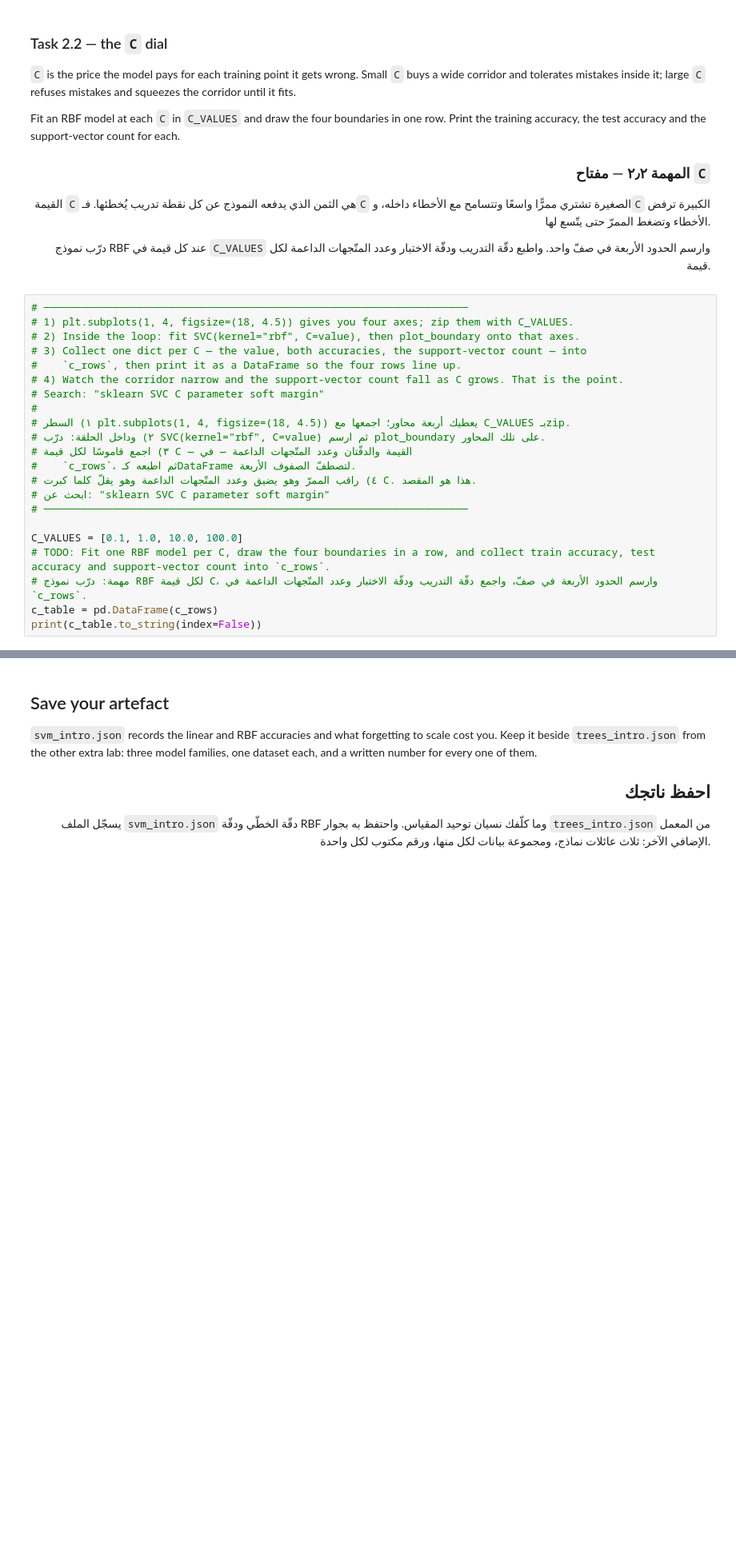
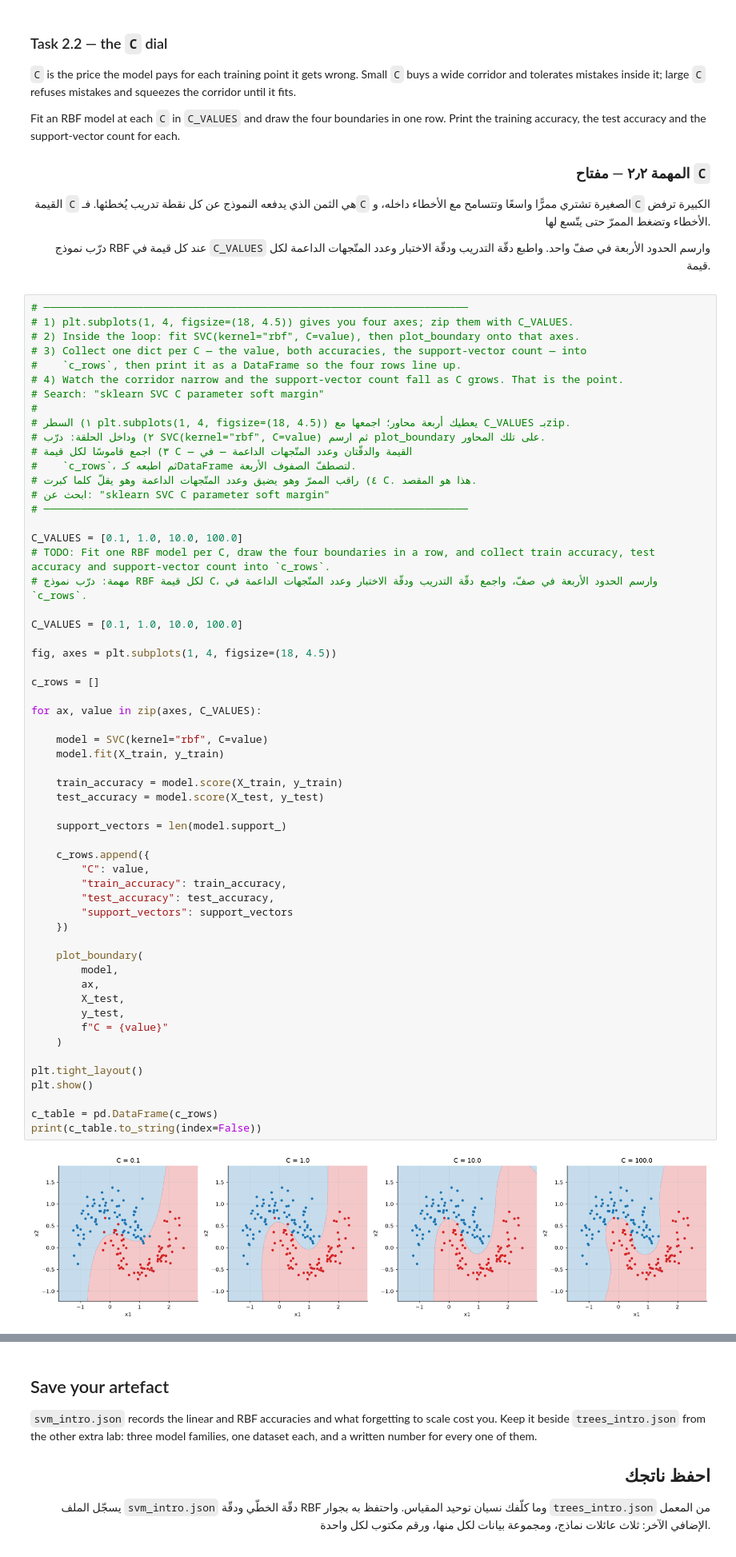
Before and after one commit to gimij2002-collab/AIEP_Olo_student, a Jupyter notebook: week_1_foundations/labs/D4_extra_svm/D4_extra_svm_blank.ipynb, the cells around one changed output, grey strips where cells are left out. Shown at 80% size. Drawn from its saved outputs; the diff is of its cells as text; blank space fills up the shorter version.

```diff
--- a/week_1_foundations/labs/D4_extra_svm/D4_extra_svm_blank.ipynb
+++ b/week_1_foundations/labs/D4_extra_svm/D4_extra_svm_blank.ipynb
@@ -349,22 +429,59 @@ accuracy, the test accuracy and the support-vector count for each.
 # %%
 # ────────────────────────────────────────────────────────────────────
 # 1) plt.subplots(1, 4, figsize=(18, 4.5)) gives you four axes; zip them with C_VALUES.
 # 2) Inside the loop: fit SVC(kernel="rbf", C=value), then plot_boundary onto that axes.
 # 3) Collect one dict per C — the value, both accuracies, the support-vector count — into
 #    `c_rows`, then print it as a DataFrame so the four rows line up.
 # 4) Watch the corridor narrow and the support-vector count fall as C grows. That is the point.
 # Search: "sklearn SVC C parameter soft margin"
 #
 # ١) السطر plt.subplots(1, 4, figsize=(18, 4.5)) يعطيك أربعة محاور؛ اجمعها مع C_VALUES بـzip.
 # ٢) وداخل الحلقة: درّب SVC(kernel="rbf", C=value) ثم ارسم plot_boundary على تلك المحاور.
 # ٣) اجمع قاموسًا لكل قيمة C — القيمة والدقّتان وعدد المتّجهات الداعمة — في
 #    `c_rows`، ثم اطبعه كـDataFrame لتصطفّ الصفوف الأربعة.
 # ٤) راقب الممرّ وهو يضيق وعدد المتّجهات الداعمة وهو يقلّ كلما كبرت C. هذا هو المقصد.
 # ابحث عن: "sklearn SVC C parameter soft margin"
 # ────────────────────────────────────────────────────────────────────
 
 C_VALUES = [0.1, 1.0, 10.0, 100.0]
 # TODO: Fit one RBF model per C, draw the four boundaries in a row, and collect train accuracy, test accuracy and support-vector count into `c_rows`.
 # مهمة: درّب نموذج RBF لكل قيمة C، وارسم الحدود الأربعة في صفّ، واجمع دقّة التدريب ودقّة الاختبار وعدد المتّجهات الداعمة في `c_rows`.
+
+C_VALUES = [0.1, 1.0, 10.0, 100.0]
+
+fig, axes = plt.subplots(1, 4, figsize=(18, 4.5))
+
+c_rows = []
+
+for ax, value in zip(axes, C_VALUES):
+
+    model = SVC(kernel="rbf", C=value)
+    model.fit(X_train, y_train)
+
+    train_accuracy = model.score(X_train, y_train)
+    test_accuracy = model.score(X_test, y_test)
+
+    support_vectors = len(model.support_)
+
+    c_rows.append({
+        "C": value,
+        "train_accuracy": train_accuracy,
+        "test_accuracy": test_accuracy,
+        "support_vectors": support_vectors
+    })
+
+    plot_boundary(
+        model,
+        ax,
+        X_test,
+        y_test,
+        f"C = {value}"
+    )
+
+plt.tight_layout()
+plt.show()
+
 c_table = pd.DataFrame(c_rows)
 print(c_table.to_string(index=False))
+# %% [output]
+[figure, added]
```
Also changed, not shown: parts of 8 cells of this notebook.
